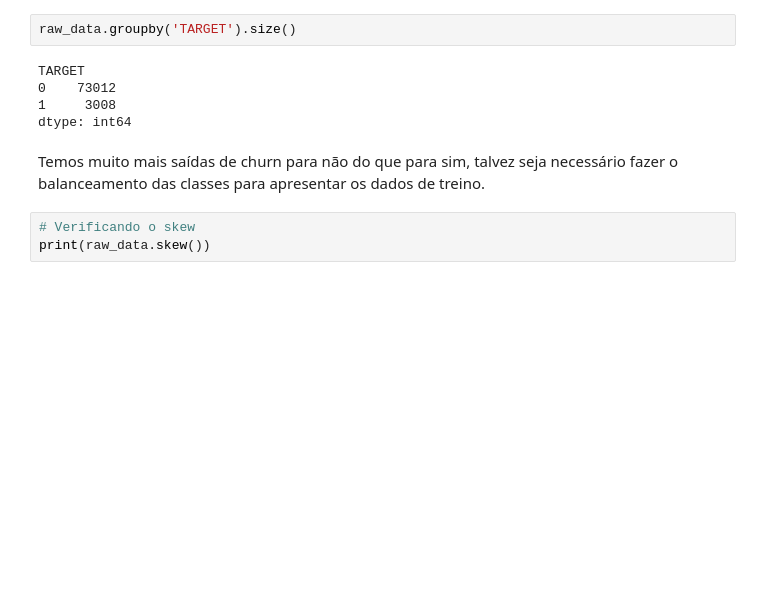
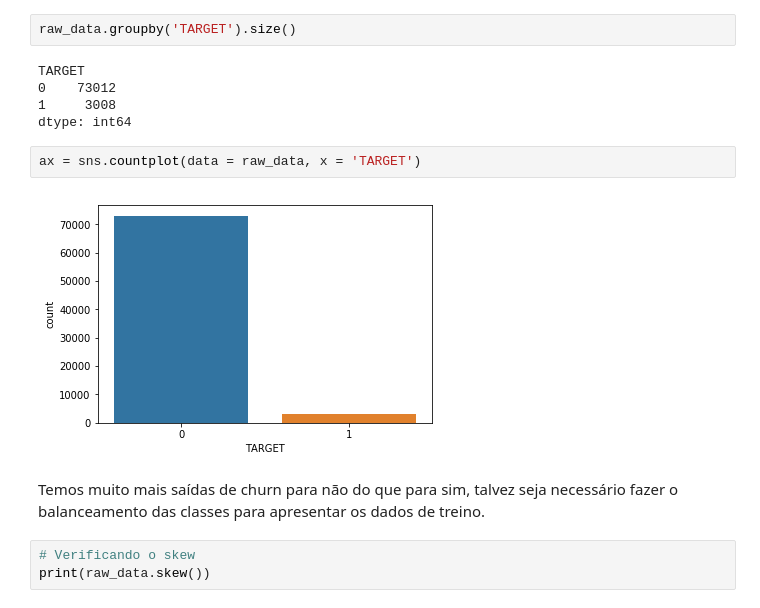
Before and after one commit to med0709/ML-Santander-Kaggle, a Jupyter notebook: Projeto 02 - Santander.ipynb, the cells around one changed output. Drawn from its saved outputs; the diff is of its cells as text; blank space fills up the shorter version.

```diff
--- a/Projeto 02 - Santander.ipynb
+++ b/Projeto 02 - Santander.ipynb
@@ -96,6 +96,10 @@ TARGET
 0    73012
 1     3008
 dtype: int64
+# %%
+ax = sns.countplot(data = raw_data, x = 'TARGET')
+# %% [output]
+[figure, added]
 # %% [markdown]
 Temos muito mais saídas de churn para não do que para sim, talvez seja necessário fazer o balanceamento das classes para apresentar os dados de treino.
 # %%
```
Also changed, not shown: parts of 42 cells of this notebook.
